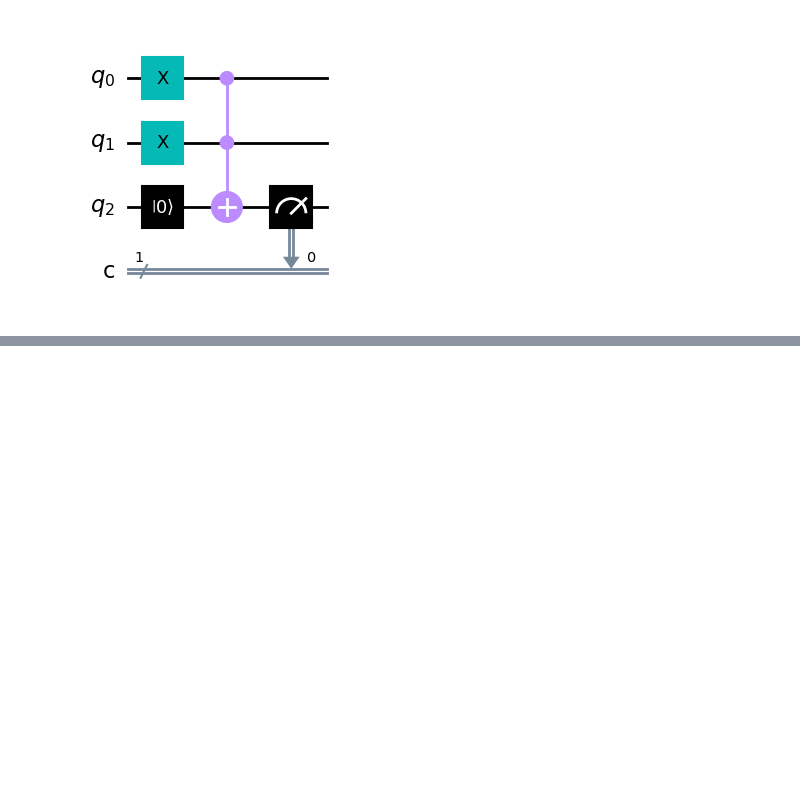
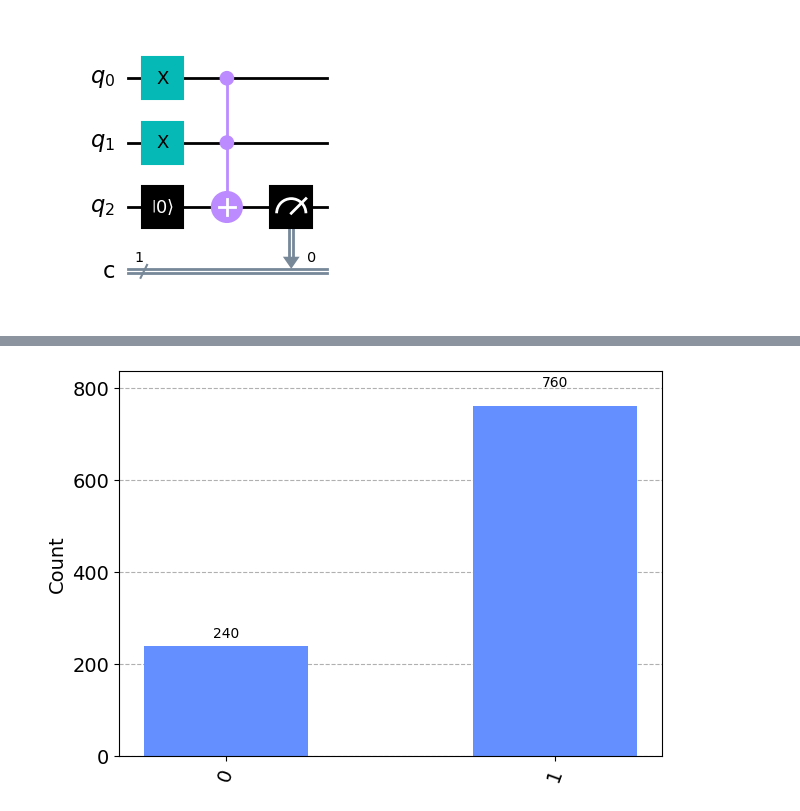
Before and after one commit to xLPMG/QuantumComputing, a Jupyter notebook: src/notebooks/basics/logic_gates.ipynb, the cells around one changed output, grey strips where cells are left out. Saved outputs shown, nothing was run; the diff lists cells and outputs as text; code cells hidden in the pictures; blank space fills up the shorter version.

```diff
--- a/src/notebooks/logic_gates.ipynb
+++ b/src/notebooks/basics/logic_gates.ipynb
@@ -90,0 +152,4 @@ nor_c.draw(output='mpl')
+# %%
+plot_histogram(counts)
+# %% [output]
+[figure, added]
```
Also changed, not shown: parts of 8 cells of this notebook.
